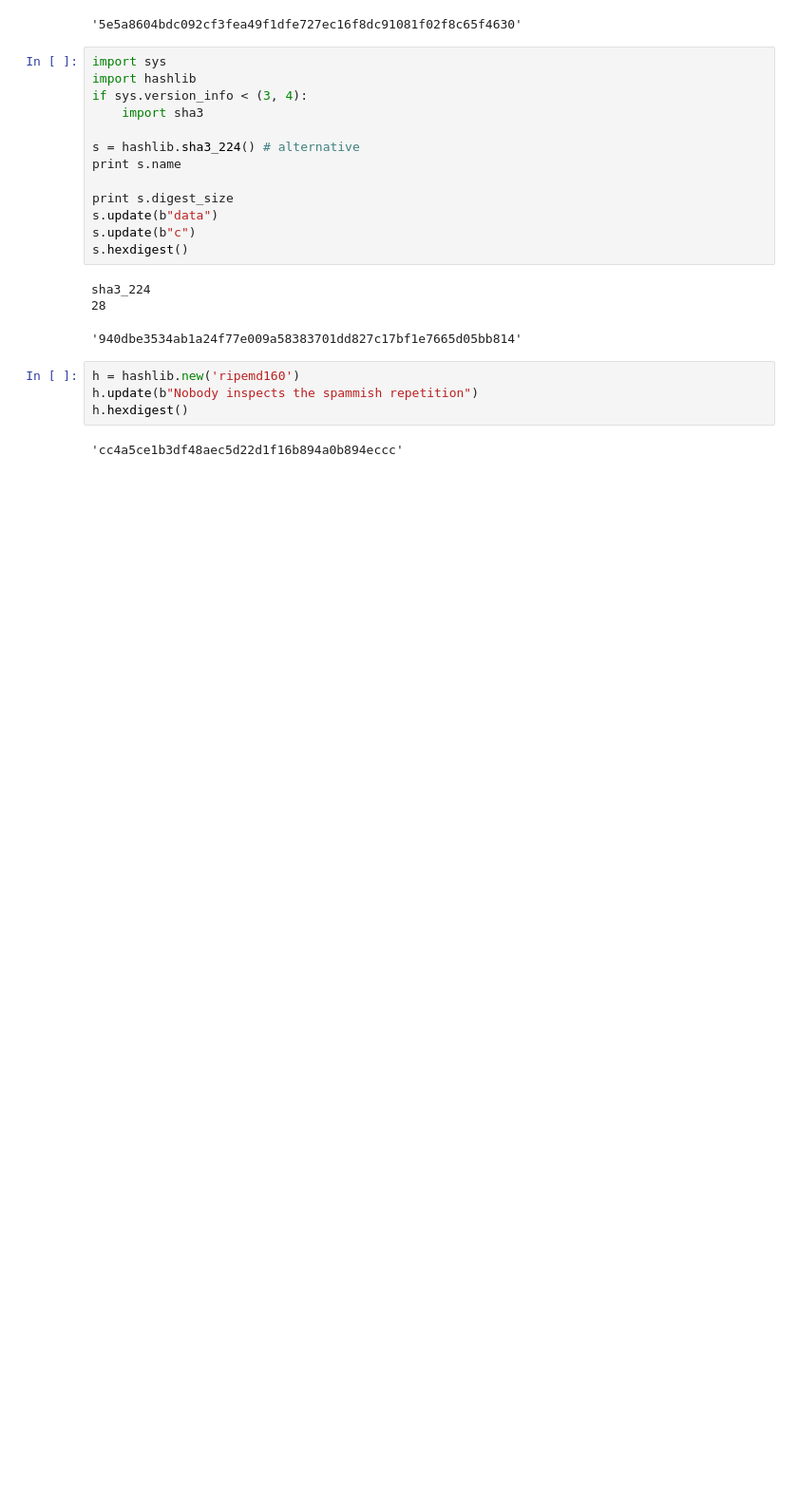
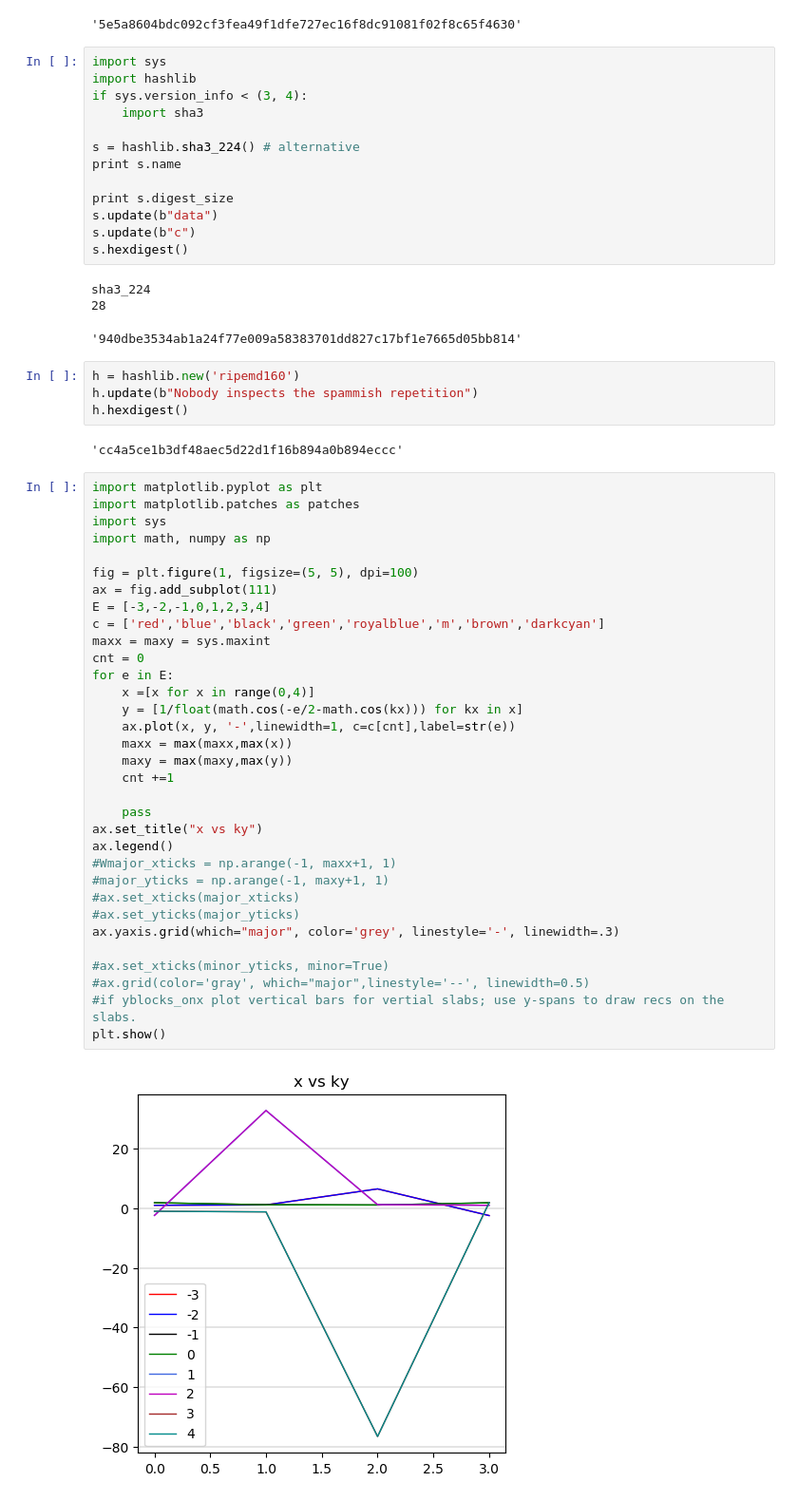
Before and after one commit to convexnaresh/sqdm, a Jupyter notebook: code/test.ipynb, the cells around one changed output. Shown: that part at 95% size. Drawn from its saved outputs; the diff is of its cells as text; blank space fills up the shorter version.

```diff
--- a/code/test.ipynb
+++ b/code/test.ipynb
@@ -46,3 +51,38 @@ h.update(b"Nobody inspects the spammish repetition")
 h.hexdigest()
 # %% [output]
 'cc4a5ce1b3df48aec5d22d1f16b894a0b894eccc'
+# %%
+import matplotlib.pyplot as plt
+import matplotlib.patches as patches
+import sys
+import math, numpy as np
+
+fig = plt.figure(1, figsize=(5, 5), dpi=100)
+ax = fig.add_subplot(111)
+E = [-3,-2,-1,0,1,2,3,4]
+c = ['red','blue','black','green','royalblue','m','brown','darkcyan']
+maxx = maxy = sys.maxint
+cnt = 0
+for e in E:
+    x =[x for x in range(0,4)]
+    y = [1/float(math.cos(-e/2-math.cos(kx))) for kx in x]
+    ax.plot(x, y, '-',linewidth=1, c=c[cnt],label=str(e))
+    maxx = max(maxx,max(x))
+    maxy = max(maxy,max(y))
+    cnt +=1
+
+    pass
+ax.set_title("x vs ky")
+ax.legend()
+#Wmajor_xticks = np.arange(-1, maxx+1, 1)
+#major_yticks = np.arange(-1, maxy+1, 1)
+#ax.set_xticks(major_xticks)
+#ax.set_yticks(major_yticks)
+ax.yaxis.grid(which="major", color='grey', linestyle='-', linewidth=.3)
+
+#ax.set_xticks(minor_yticks, minor=True)
+#ax.grid(color='gray', which="major",linestyle='--', linewidth=0.5)
+#if yblocks_onx plot vertical bars for vertial slabs; use y-spans to draw recs on the slabs.
+plt.show()
+# %% [output]
+[figure, added]
```
Also changed, not shown: parts of 2 cells of this notebook, 16 other files.
